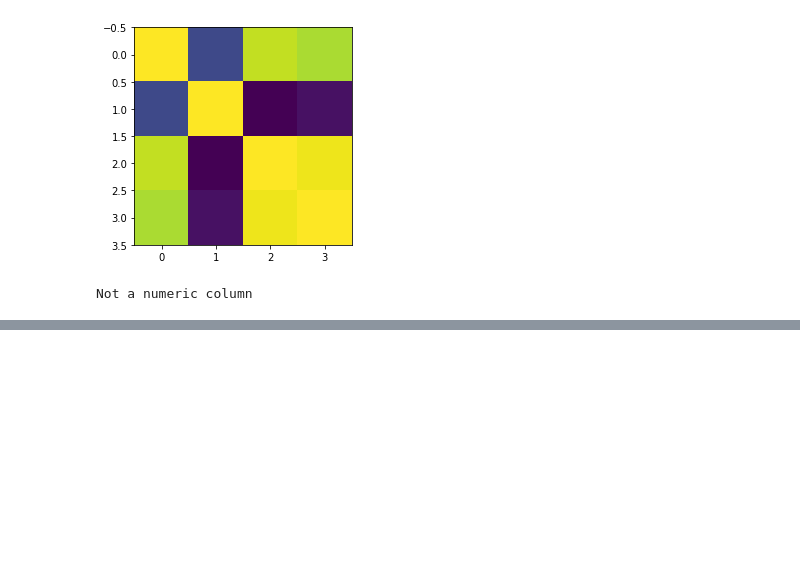
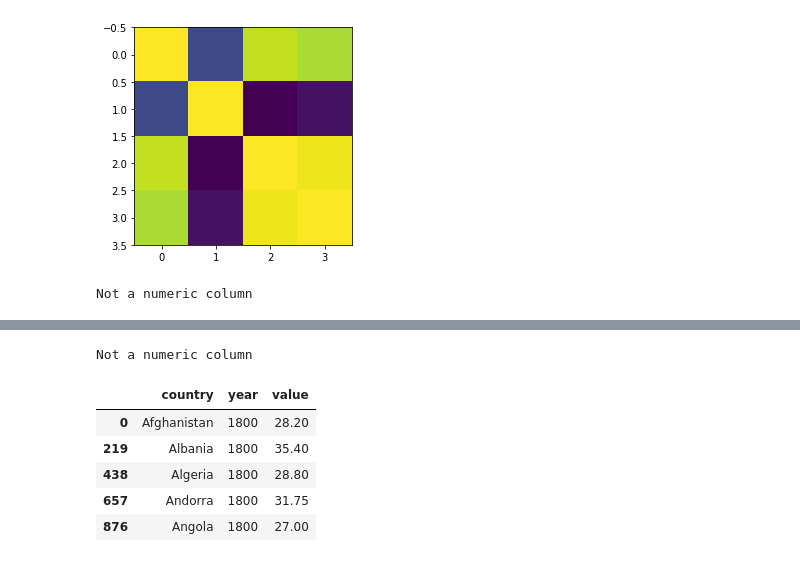
Before and after one commit to aamirkhan34/visual-analytics-assignments, a Jupyter notebook: assignments/assignment3/b_playground.ipynb, the cells around one changed output, grey strips where cells are left out. Saved outputs shown, nothing was run; the diff lists cells and outputs as text; code cells hidden in the pictures; blank space fills up the shorter version.

```diff
--- a/assignments/assignment3/b_playground.ipynb
+++ b/assignments/assignment3/b_playground.ipynb
@@ -161,0 +225,30 @@ fig.show()
+# %%
+def convert_ohe_columns_into_one(xdf, prefix, new_column_name):
+    ohe_columns = [col for col in xdf.columns if col.startswith(prefix+"_")]
+
+    # Adding new column
+    for ohe_col in ohe_columns:
+        xdf.loc[xdf[ohe_col] == 1, new_column_name] = ohe_col.lstrip(prefix+"_")
+
+    # Remove ohe columns
+    xdf.drop(ohe_columns, axis=1, inplace=True)
+
+    return xdf
+# %%
+# 9
+df = process_life_expectancy_dataset("regression")
+
+selected_df = convert_ohe_columns_into_one(df, "x0", "country")
+
+# Choosing year 1800 for map plots
+selected_df = selected_df[selected_df["year"] == "1800"]
+
+selected_df.head()
+# %% [output]
+Not a numeric column
+|  | country | year | value |
+| 0 | Afghanistan | 1800 | 28.20 |
+| 219 | Albania | 1800 | 35.40 |
+| 438 | Algeria | 1800 | 28.80 |
+| 657 | Andorra | 1800 | 31.75 |
+| 876 | Angola | 1800 | 27.00 |
```
Also changed, not shown: parts of 11 cells of this notebook, 1 other file.
